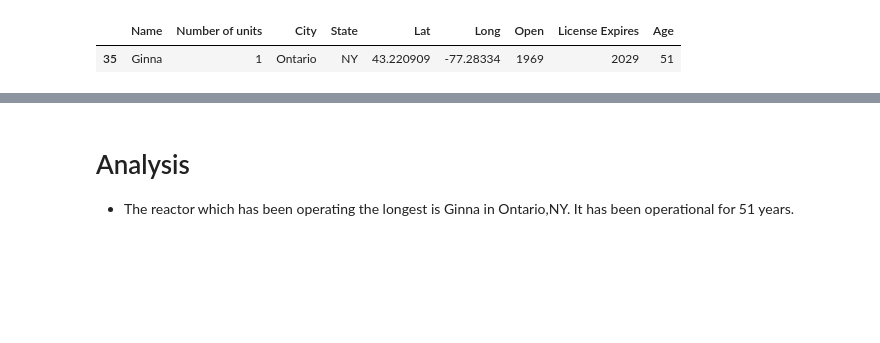
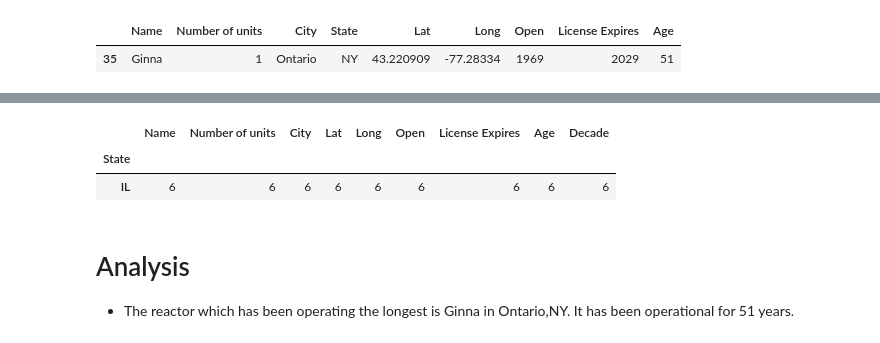
Before and after one commit to jhillner/Group-Project-1, a Jupyter notebook: Code/population2010to2016.ipynb, the cells around one changed output, grey strips where cells are left out. Drawn from its saved outputs; the diff is of its cells as text; code cells hidden in the pictures; blank space fills up the shorter version.

```diff
--- a/Code/population2010to2016.ipynb
+++ b/Code/population2010to2016.ipynb
@@ -129,3 +129,6 @@ reactor[reactor['Age']==reactor['Age'].max()]
 # %% [output]
 |  | Name | Number of units | City | State | Lat | Long | Open | License Expires | Age |
 | 35 | Ginna | 1 | Ontario | NY | 43.220909 | -77.28334 | 1969 | 2029 | 51 |
+# %%
+reactor_state=reactor.groupby(['State'])
+reactor_state["Number of units"].sum()
@@ -132,3 +153,9 @@ reactor[reactor['Age']==reactor['Age'].max()]
+# %%
+reactor_state[reactor_state["Name"]==reactor_state["Name"].max()]
+# %% [output]
+|  | Name | Number of units | City | Lat | Long | Open | License Expires | Age | Decade |
+| State |  |  |  |  |  |  |  |  |  |
+| IL | 6 | 6 | 6 | 6 | 6 | 6 | 6 | 6 | 6 |
 # %% [markdown]
 # Analysis
 * The reactor which has been operating the longest is Ginna in Ontario,NY. It has been operational for 51 years.
```
Also changed, not shown: parts of 1 cell of this notebook, 1 other file.
